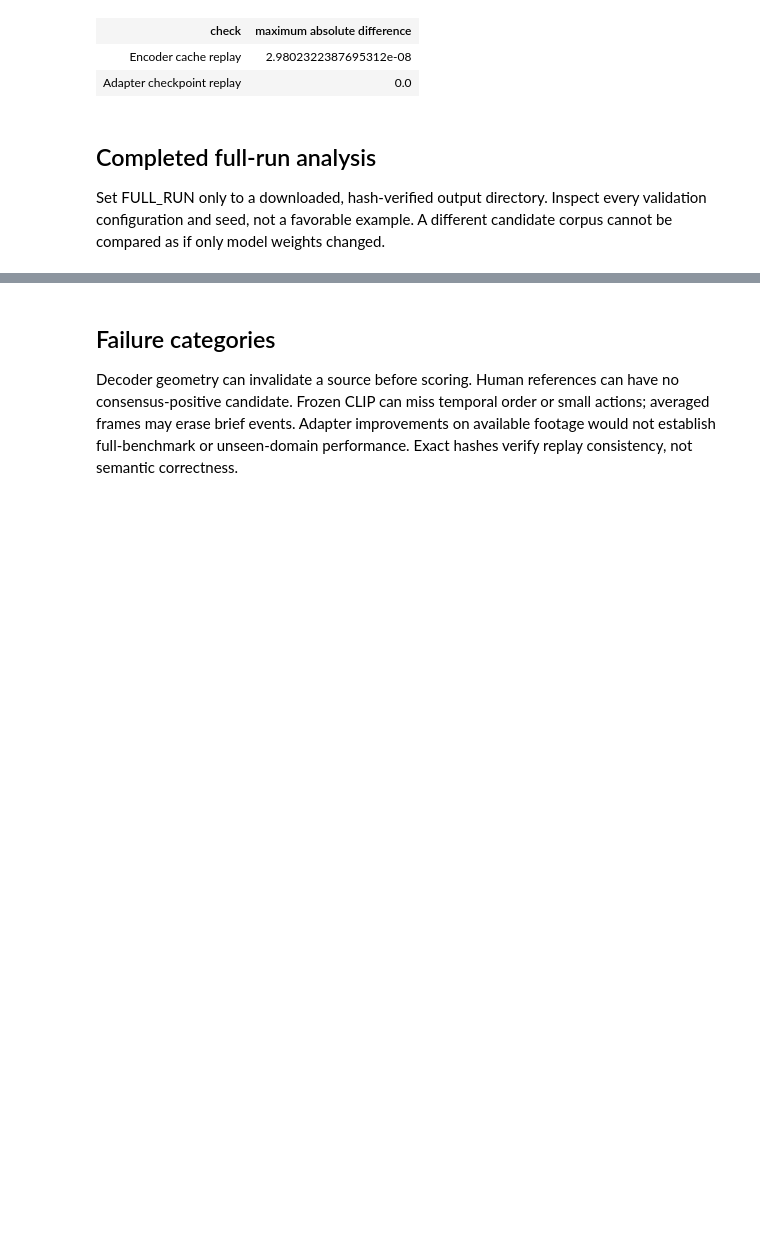
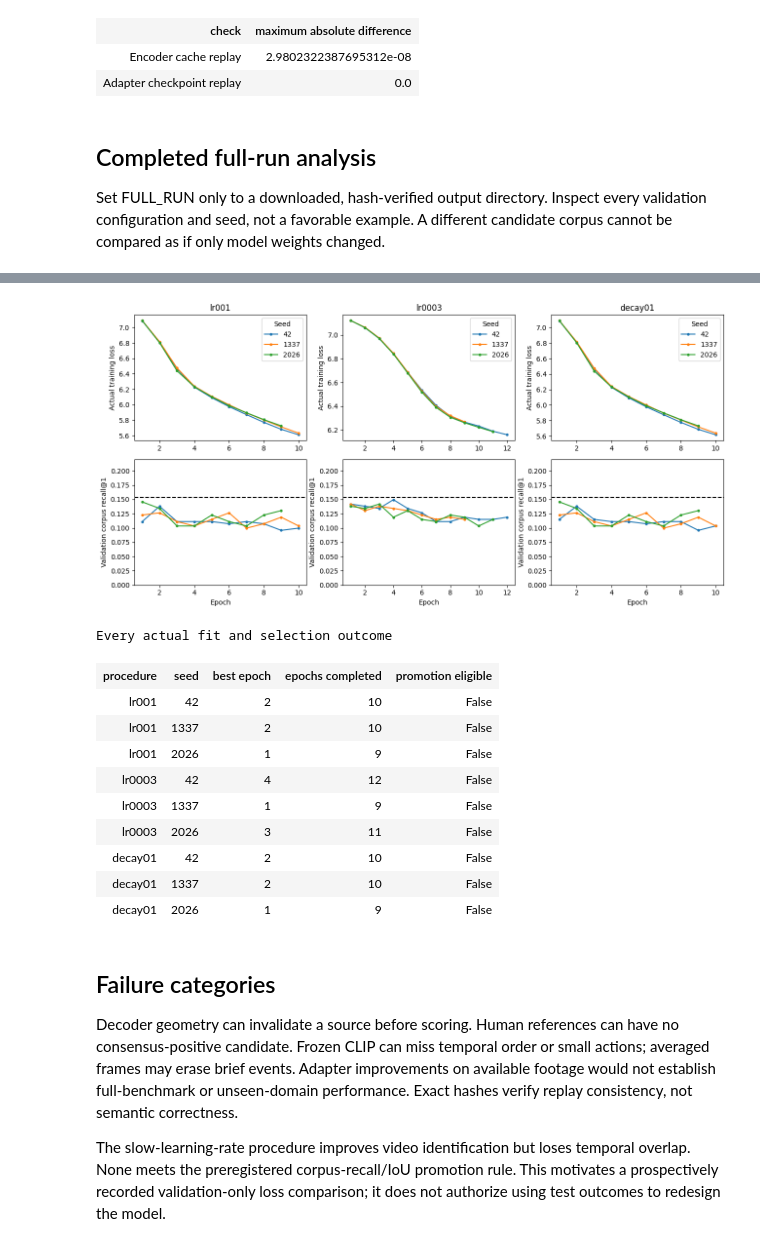
Before and after one commit to Ayano123587/semantic-video-retriever, a Jupyter notebook: notebooks/02_experiments_and_errors.ipynb, the cells around one changed output, grey strips where cells are left out. Drawn from its saved outputs; the diff is of its cells as text; code cells hidden in the pictures; blank space fills up the shorter version.

```diff
--- a/notebooks/02_experiments_and_errors.ipynb
+++ b/notebooks/02_experiments_and_errors.ipynb
@@ -75,3 +98,32 @@ Full CPU study pending: no training curves, validation winner or test score clai
+# %%
+fig,axes=plt.subplots(2,3,figsize=(13,6.5))
+for j,run in enumerate(phase1['runs']):
+    for seed in run['seeds']:
+        h=seed['history'];epochs=[r['epoch'] for r in h]
+        axes[0,j].plot(epochs,[r['train_loss'] for r in h],marker='.',label=str(seed['seed']))
+        axes[1,j].plot(epochs,[r['validation_corpus_consensus_r1_iou50'] for r in h],marker='.',label=str(seed['seed']))
+    axes[0,j].set(title=run['config']['name'],ylabel='Actual training loss');axes[0,j].legend(title='Seed')
+    axes[1,j].axhline(phase1['baseline']['corpus_consensus_r1_iou50'],color='black',linestyle='--',label='Frozen CLIP')
+    axes[1,j].set(xlabel='Epoch',ylabel='Validation corpus recall@1',ylim=(0,.22))
+save_plot('phase1-nine-fit-histories')
+table([{'procedure':r['config']['name'],'seed':s['seed'],'best epoch':s['best_epoch'],
+        'epochs completed':len(s['history']),'promotion eligible':r['promotion_eligible']} for r in phase1['runs'] for s in r['seeds']],
+      'Every actual fit and selection outcome')
+# %% [output]
+[figure, added]
+Every actual fit and selection outcome
+| procedure | seed | best epoch | epochs completed | promotion eligible |
+| lr001 | 42 | 2 | 10 | False |
+| lr001 | 1337 | 2 | 10 | False |
+| lr001 | 2026 | 1 | 9 | False |
+| lr0003 | 42 | 4 | 12 | False |
+| lr0003 | 1337 | 1 | 9 | False |
+| lr0003 | 2026 | 3 | 11 | False |
+| decay01 | 42 | 2 | 10 | False |
+| decay01 | 1337 | 2 | 10 | False |
+| decay01 | 2026 | 1 | 9 | False |
 # %% [markdown]
 ## Failure categories
 Decoder geometry can invalidate a source before scoring. Human references can have no consensus-positive candidate. Frozen CLIP can miss temporal order or small actions; averaged frames may erase brief events. Adapter improvements on available footage would not establish full-benchmark or unseen-domain performance. Exact hashes verify replay consistency, not semantic correctness.
+
+The slow-learning-rate procedure improves video identification but loses temporal overlap. None meets the preregistered corpus-recall/IoU promotion rule. This motivates a prospectively recorded validation-only loss comparison; it does not authorize using test outcomes to redesign the model.
```
Also changed, not shown: parts of 7 cells of this notebook, 23 other files.
